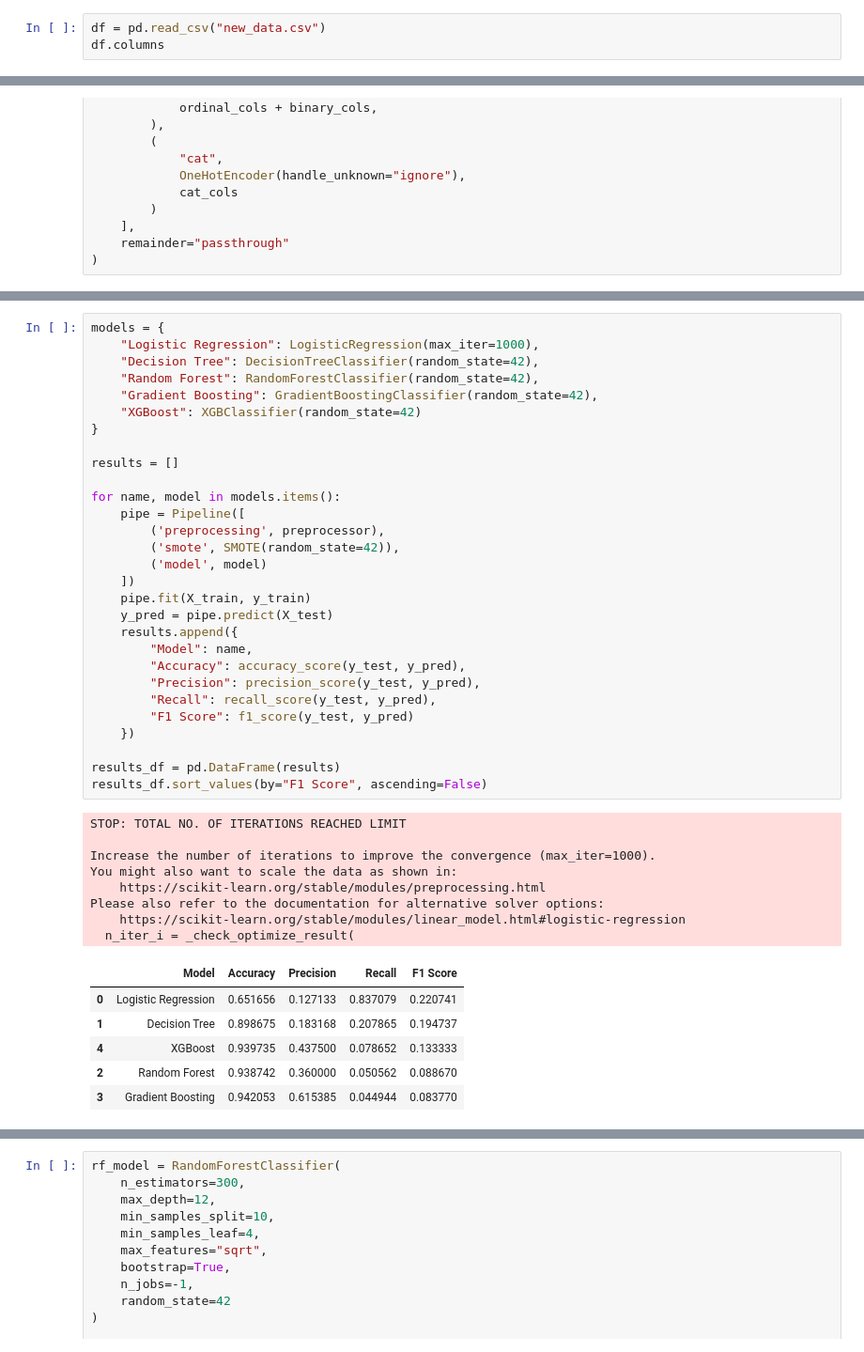
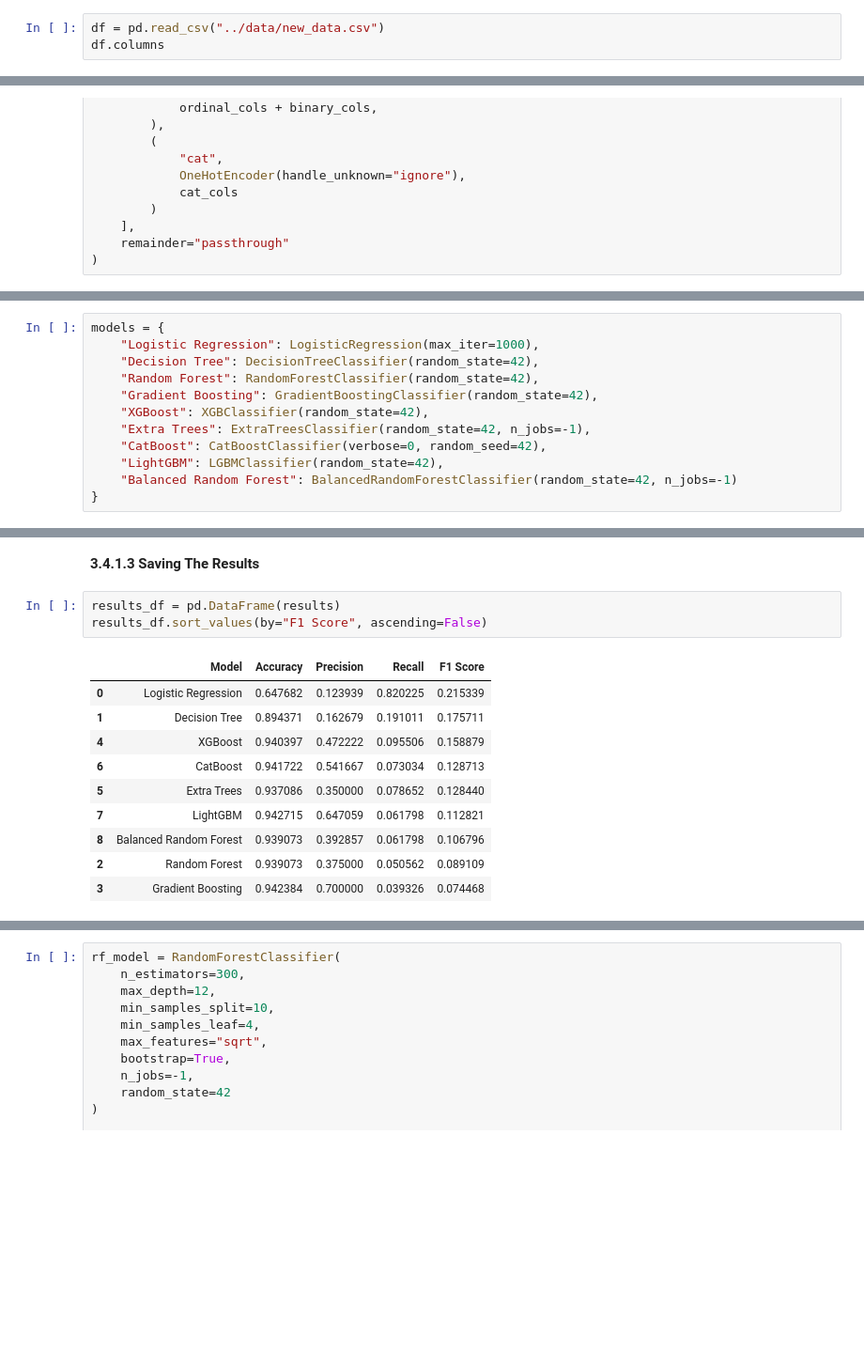
Before and after one commit to aaryankalra/automobile-insurance-fraud-detection, a Jupyter notebook: notebooks/3_model_training.ipynb, the cells around one changed output, grey strips where cells are left out. Shown at 94% size. Saved outputs shown, nothing was run; the diff lists cells and outputs as text; blank space fills up the shorter version.

Commit message:
Trained more models

```diff
--- a/notebooks/3_model_training.ipynb
+++ b/notebooks/3_model_training.ipynb
@@ -24,5 +64,5 @@ import json
 # %%
-df = pd.read_csv("new_data.csv")
+df = pd.read_csv("../data/new_data.csv")
 df.columns
 # %% [output]
 Index(['AccidentArea', 'Sex', 'MaritalStatus', 'Age', 'Fault',
@@ -114,0 +158,12 @@ Here we're gonna test all the models that might be useful. From there, we'll com
+# %%
+models = {
+    "Logistic Regression": LogisticRegression(max_iter=1000),
+    "Decision Tree": DecisionTreeClassifier(random_state=42),
+    "Random Forest": RandomForestClassifier(random_state=42),
+    "Gradient Boosting": GradientBoostingClassifier(random_state=42),
+    "XGBoost": XGBClassifier(random_state=42),
+    "Extra Trees": ExtraTreesClassifier(random_state=42, n_jobs=-1),
+    "CatBoost": CatBoostClassifier(verbose=0, random_seed=42),
+    "LightGBM": LGBMClassifier(random_state=42),
+    "Balanced Random Forest": BalancedRandomForestClassifier(random_state=42, n_jobs=-1)
+}
@@ -115,45 +213,17 @@ Here we're gonna test all the models that might be useful. From there, we'll com
+# %% [markdown]
+**3.4.1.3 Saving The Results**
 # %%
-models = {
-    "Logistic Regression": LogisticRegression(max_iter=1000),
-    "Decision Tree": DecisionTreeClassifier(random_state=42),
-    "Random Forest": RandomForestClassifier(random_state=42),
-    "Gradient Boosting": GradientBoostingClassifier(random_state=42),
-    "XGBoost": XGBClassifier(random_state=42)
-}
-
-results = []
-
-for name, model in models.items():
-    pipe = Pipeline([
-        ('preprocessing', preprocessor),
-        ('smote', SMOTE(random_state=42)),
-        ('model', model)
-    ])
-    pipe.fit(X_train, y_train)
-    y_pred = pipe.predict(X_test)
-    results.append({
-        "Model": name,
-        "Accuracy": accuracy_score(y_test, y_pred),
-        "Precision": precision_score(y_test, y_pred),
-        "Recall": recall_score(y_test, y_pred),
-        "F1 Score": f1_score(y_test, y_pred)
-    })
-
 results_df = pd.DataFrame(results)
 results_df.sort_values(by="F1 Score", ascending=False)
 # %% [output]
-STOP: TOTAL NO. OF ITERATIONS REACHED LIMIT
-
-Increase the number of iterations to improve the convergence (max_iter=1000).
-You might also want to scale the data as shown in:
-    https://scikit-learn.org/stable/modules/preprocessing.html
-Please also refer to the documentation for alternative solver options:
-    https://scikit-learn.org/stable/modules/linear_model.html#logistic-regression
-  n_iter_i = _check_optimize_result(
 |  | Model | Accuracy | Precision | Recall | F1 Score |
-| 0 | Logistic Regression | 0.651656 | 0.127133 | 0.837079 | 0.220741 |
-| 1 | Decision Tree | 0.898675 | 0.183168 | 0.207865 | 0.194737 |
-| 4 | XGBoost | 0.939735 | 0.437500 | 0.078652 | 0.133333 |
-| 2 | Random Forest | 0.938742 | 0.360000 | 0.050562 | 0.088670 |
-| 3 | Gradient Boosting | 0.942053 | 0.615385 | 0.044944 | 0.083770 |
+| 0 | Logistic Regression | 0.647682 | 0.123939 | 0.820225 | 0.215339 |
+| 1 | Decision Tree | 0.894371 | 0.162679 | 0.191011 | 0.175711 |
+| 4 | XGBoost | 0.940397 | 0.472222 | 0.095506 | 0.158879 |
+| 6 | CatBoost | 0.941722 | 0.541667 | 0.073034 | 0.128713 |
+| 5 | Extra Trees | 0.937086 | 0.350000 | 0.078652 | 0.128440 |
+| 7 | LightGBM | 0.942715 | 0.647059 | 0.061798 | 0.112821 |
+| 8 | Balanced Random Forest | 0.939073 | 0.392857 | 0.061798 | 0.106796 |
+| 2 | Random Forest | 0.939073 | 0.375000 | 0.050562 | 0.089109 |
+| 3 | Gradient Boosting | 0.942384 | 0.700000 | 0.039326 | 0.074468 |
 # %% [markdown]
```
Also changed, not shown: parts of 88 cells of this notebook, 1 other file.
